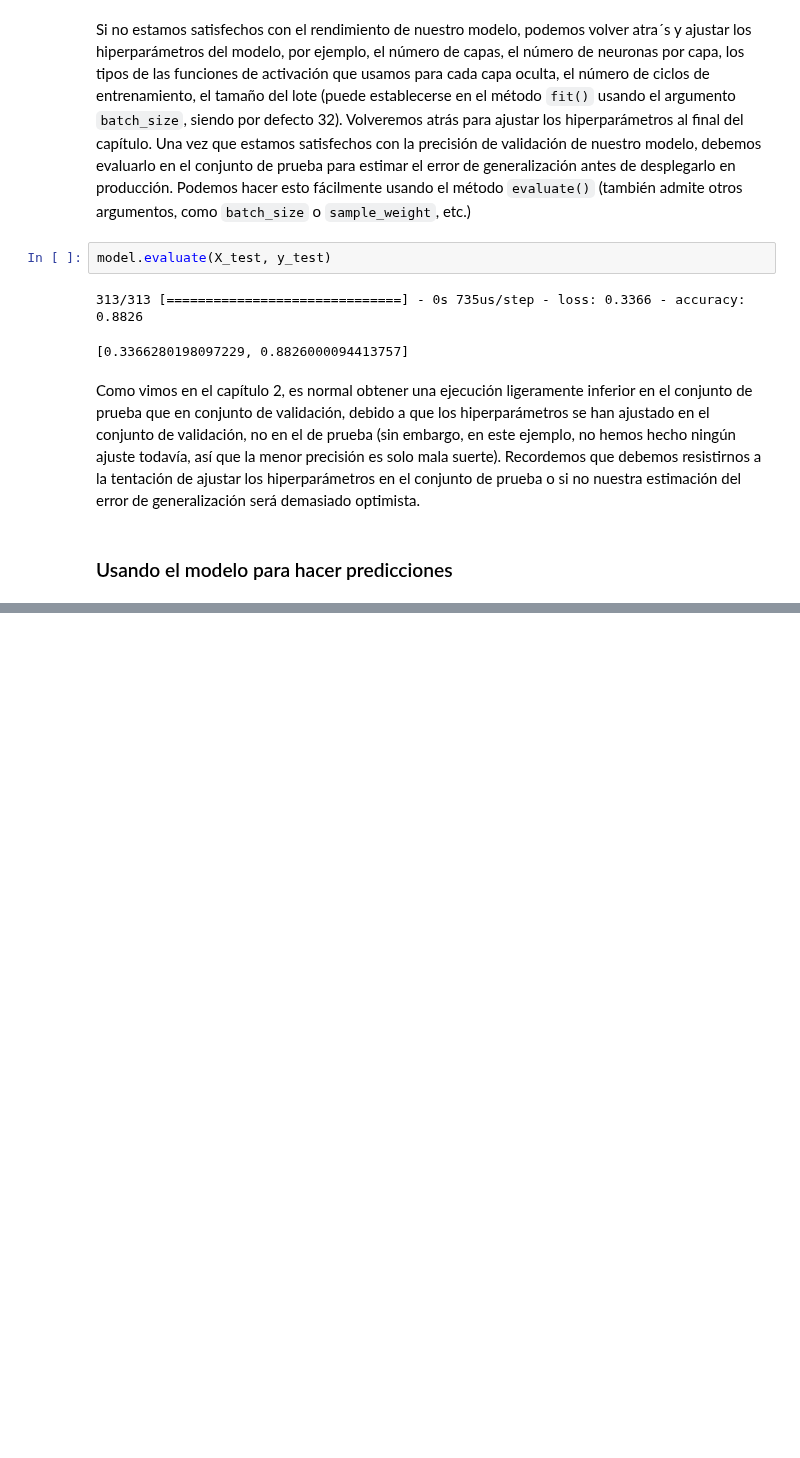
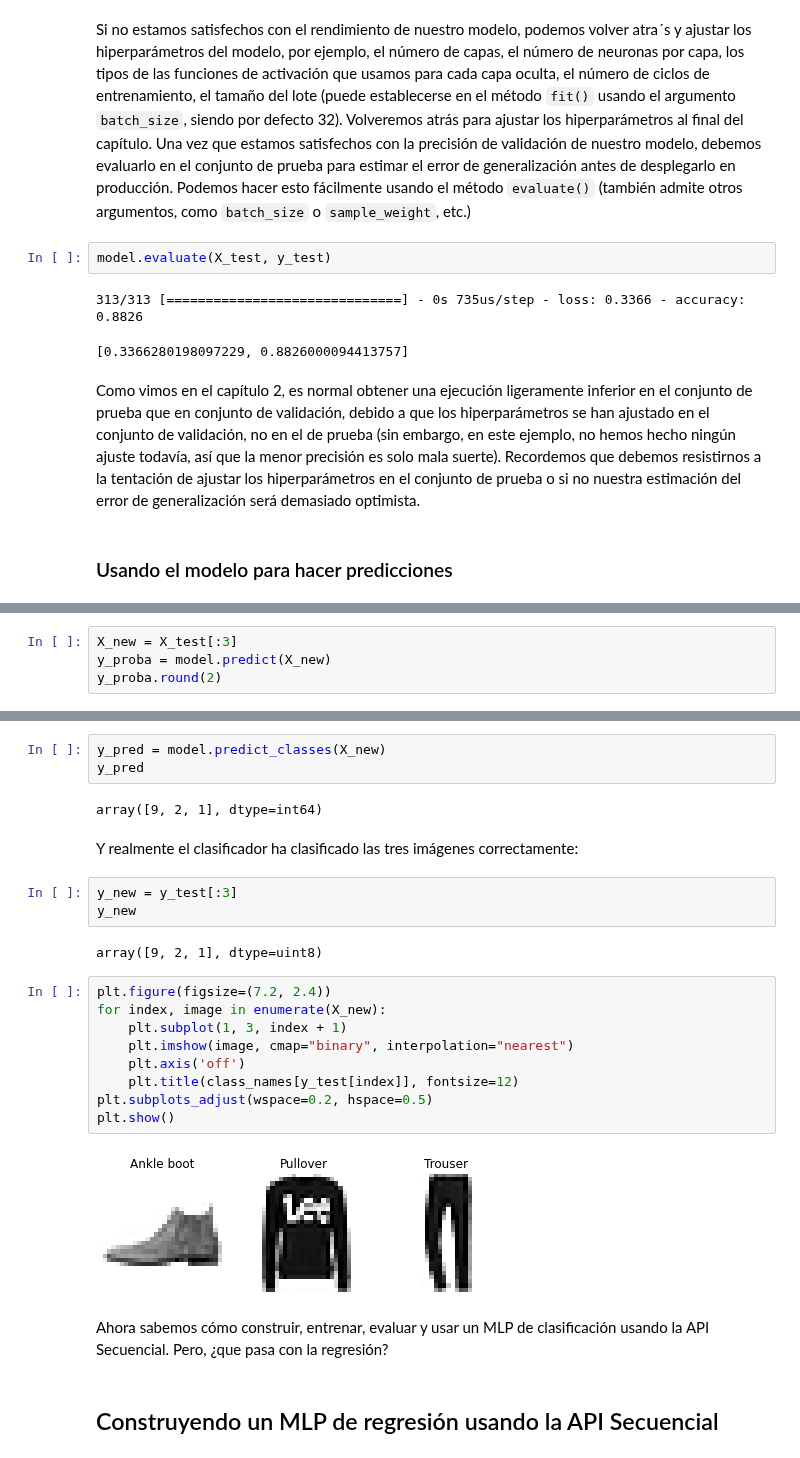
Before and after one commit to SgtSteiner/DataScience, a Jupyter notebook: handson-ml/Ch.10.Redes neuronales con Keras.ipynb, the cells around one changed output, grey strips where cells are left out. Saved outputs shown, nothing was run; the diff lists cells and outputs as text; blank space fills up the shorter version.

```diff
--- a/handson-ml/Ch.10.Redes neuronales con Keras.ipynb
+++ b/handson-ml/Ch.10.Redes neuronales con Keras.ipynb
@@ -706,0 +709,4 @@ Como vimos en el capítulo 2, es normal obtener una ejecución ligeramente infer
+# %%
+X_new = X_test[:3]
+y_proba = model.predict(X_new)
+y_proba.round(2)
@@ -706,0 +720,27 @@ Como vimos en el capítulo 2, es normal obtener una ejecución ligeramente infer
+# %%
+y_pred = model.predict_classes(X_new)
+y_pred
+# %% [output]
+array([9, 2, 1], dtype=int64)
+# %% [markdown]
+Y realmente el clasificador ha clasificado las tres imágenes correctamente:
+# %%
+y_new = y_test[:3]
+y_new
+# %% [output]
+array([9, 2, 1], dtype=uint8)
+# %%
+plt.figure(figsize=(7.2, 2.4))
+for index, image in enumerate(X_new):
+    plt.subplot(1, 3, index + 1)
+    plt.imshow(image, cmap="binary", interpolation="nearest")
+    plt.axis('off')
+    plt.title(class_names[y_test[index]], fontsize=12)
+plt.subplots_adjust(wspace=0.2, hspace=0.5)
+plt.show()
+# %% [output]
+[figure, added]
+# %% [markdown]
+Ahora sabemos cómo construir, entrenar, evaluar y usar un MLP de clasificación usando la API Secuencial. Pero, ¿que pasa con la regresión?
+# %% [markdown]
+## Construyendo un MLP de regresión usando la API Secuencial
```
Also changed, not shown: parts of 27 cells of this notebook, 2 other files.
